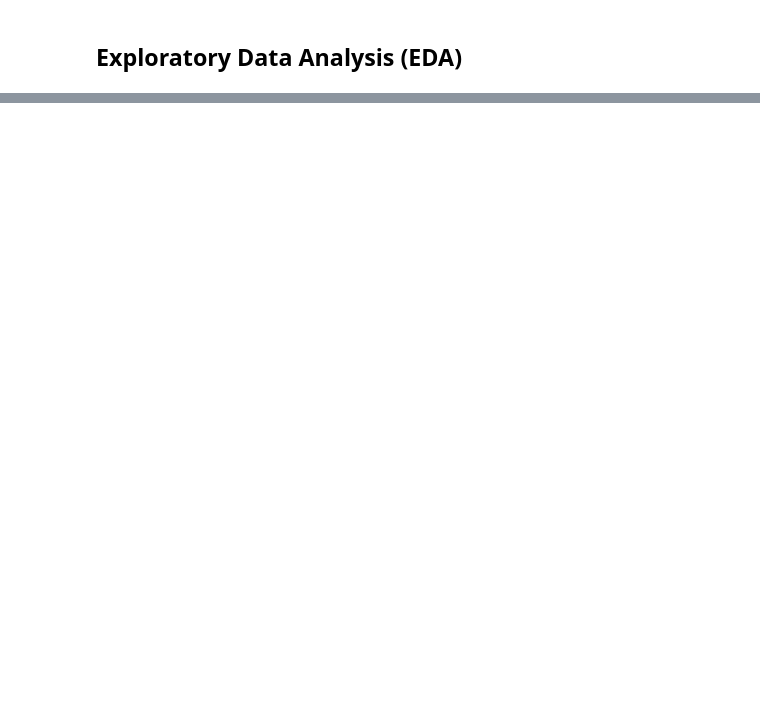
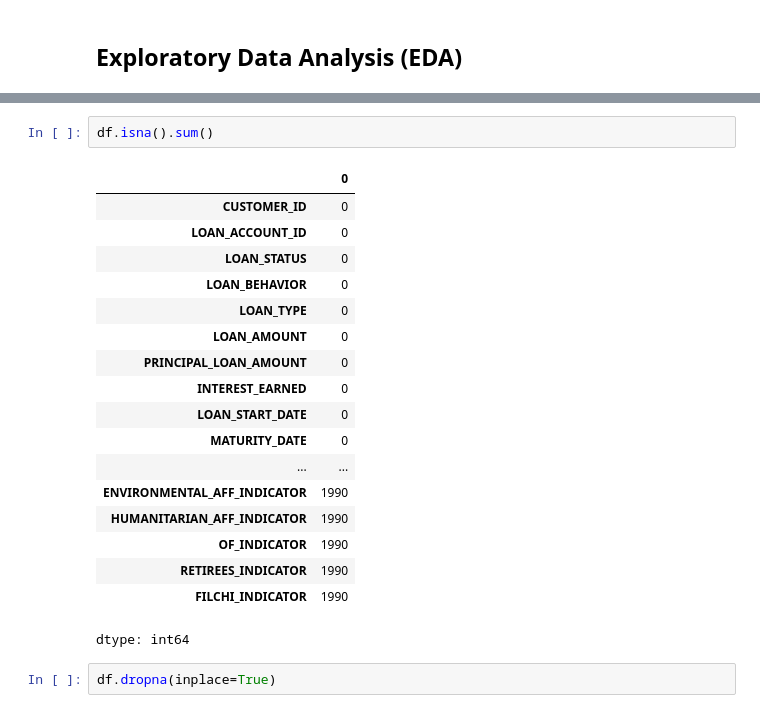
Before and after one commit to machiwao/bpi_msme_financial_lifeline, a Jupyter notebook: BPI_Dataset_EDA.ipynb, the cells around one changed output, grey strips where cells are left out. Drawn from its saved outputs; the diff is of its cells as text; blank space fills up the shorter version.

```diff
--- a/BPI_Dataset_EDA.ipynb
+++ b/BPI_Dataset_EDA.ipynb
@@ -60,0 +121,23 @@ df[df['CUSTOMER_GROUP'] == 'RETAIL']
+# %%
+df.isna().sum()
+# %% [output]
+|  | 0 |
+| CUSTOMER_ID | 0 |
+| LOAN_ACCOUNT_ID | 0 |
+| LOAN_STATUS | 0 |
+| LOAN_BEHAVIOR | 0 |
+| LOAN_TYPE | 0 |
+| LOAN_AMOUNT | 0 |
+| PRINCIPAL_LOAN_AMOUNT | 0 |
+| INTEREST_EARNED | 0 |
+| LOAN_START_DATE | 0 |
+| MATURITY_DATE | 0 |
+| ... | ... |
+| ENVIRONMENTAL_AFF_INDICATOR | 1990 |
+| HUMANITARIAN_AFF_INDICATOR | 1990 |
+| OF_INDICATOR | 1990 |
+| RETIREES_INDICATOR | 1990 |
+| FILCHI_INDICATOR | 1990 |
+dtype: int64
+# %%
+df.dropna(inplace=True)
```
Also changed, not shown: parts of 14 cells of this notebook.
